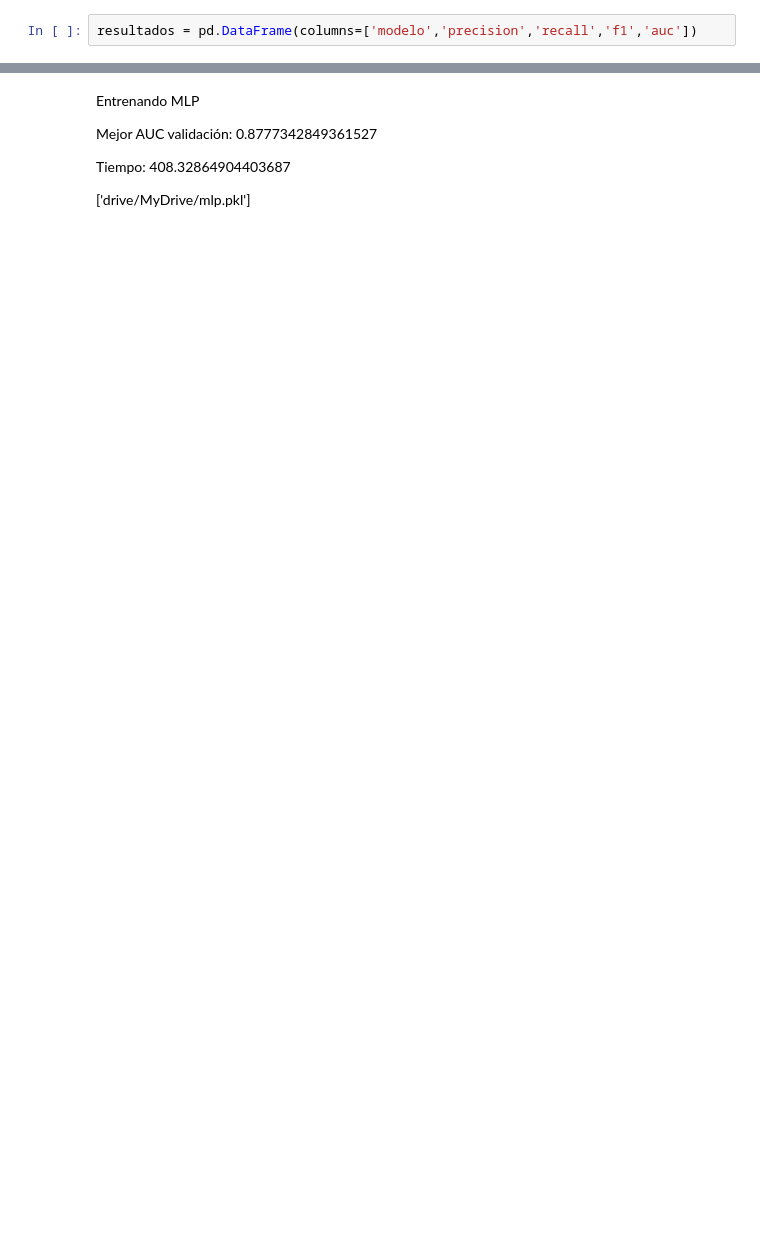
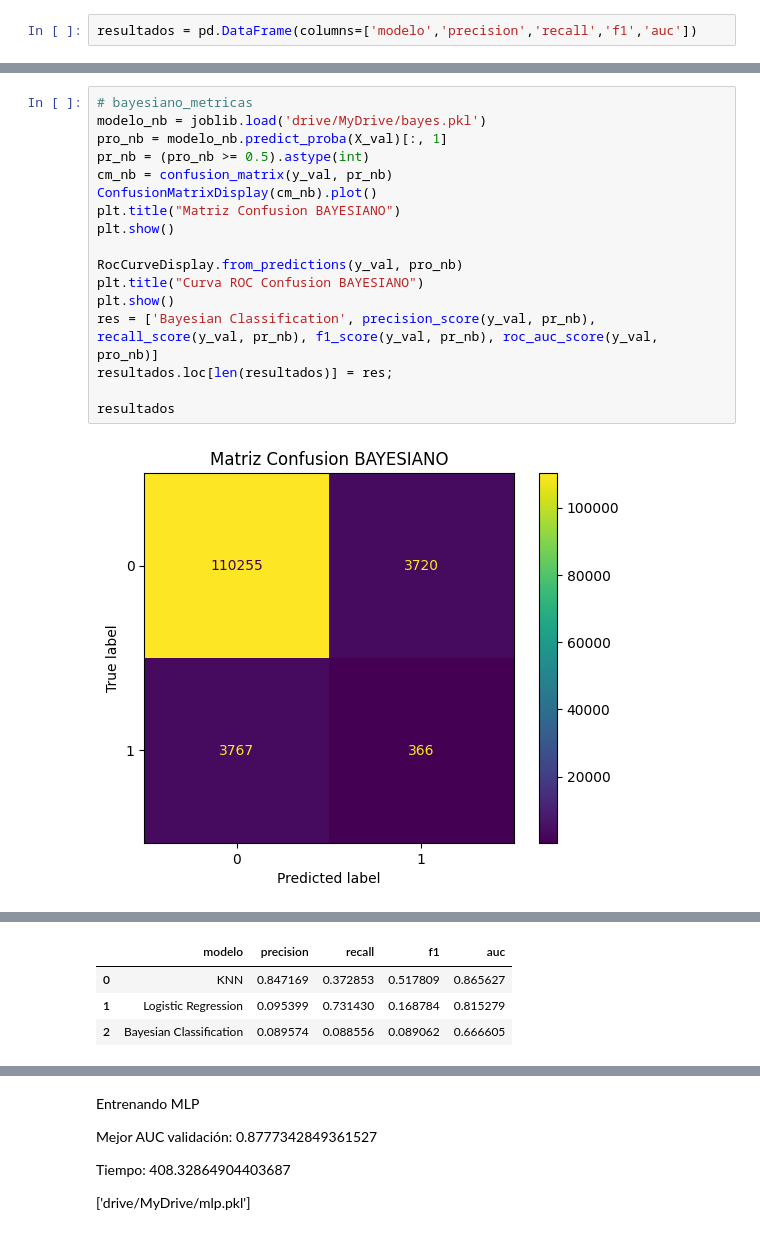
Before and after one commit to Jefryllerena/Parcial_Practico_Regresion_Segmentacion, a Jupyter notebook: _sources/modelos_clasificacion.ipynb, the cells around one changed output, grey strips where cells are left out. Drawn from its saved outputs; the diff is of its cells as text; blank space fills up the shorter version.

```diff
--- a/_sources/modelos_clasificacion.ipynb
+++ b/_sources/modelos_clasificacion.ipynb
@@ -728,0 +164,19 @@ Tiempo: 4345.680210590363
+# %%
+# bayesiano_metricas
+modelo_nb = joblib.load('drive/MyDrive/bayes.pkl')
+pro_nb = modelo_nb.predict_proba(X_val)[:, 1]
+pr_nb = (pro_nb >= 0.5).astype(int)
+cm_nb = confusion_matrix(y_val, pr_nb)
+ConfusionMatrixDisplay(cm_nb).plot()
+plt.title("Matriz Confusion BAYESIANO")
+plt.show()
+
+RocCurveDisplay.from_predictions(y_val, pro_nb)
+plt.title("Curva ROC Confusion BAYESIANO")
+plt.show()
+res = ['Bayesian Classification', precision_score(y_val, pr_nb), recall_score(y_val, pr_nb), f1_score(y_val, pr_nb), roc_auc_score(y_val, pro_nb)]
+resultados.loc[len(resultados)] = res;
+
+resultados
+# %% [output]
+[figure, added]
@@ -728,0 +184,4 @@ Tiempo: 4345.680210590363
+|  | modelo | precision | recall | f1 | auc |
+| 0 | KNN | 0.847169 | 0.372853 | 0.517809 | 0.865627 |
+| 1 | Logistic Regression | 0.095399 | 0.731430 | 0.168784 | 0.815279 |
+| 2 | Bayesian Classification | 0.089574 | 0.088556 | 0.089062 | 0.666605 |
```
Also changed, not shown: parts of 75 cells of this notebook, 37 other files.
